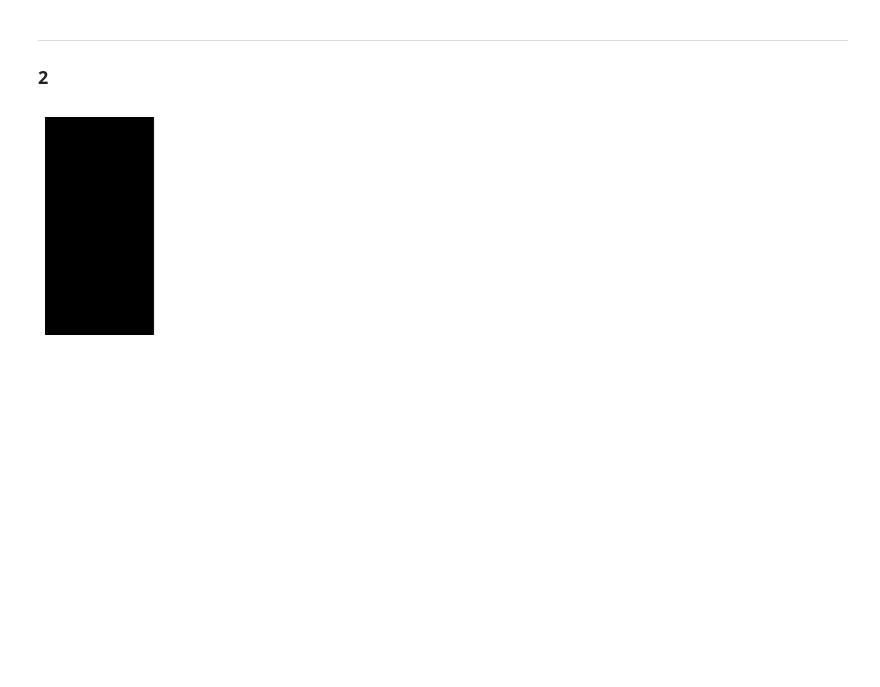
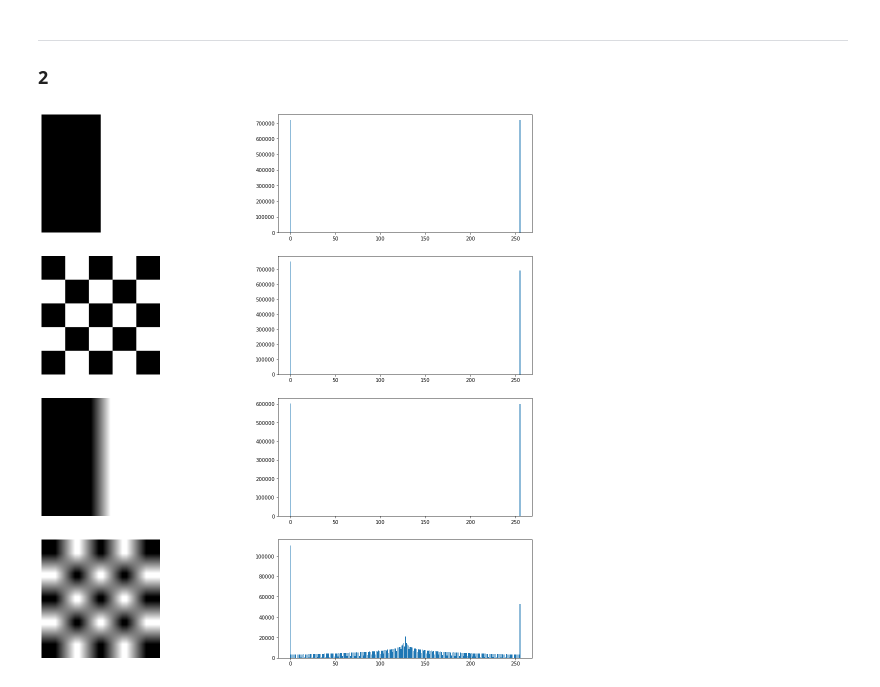
Before and after one commit to phdomingues/FEI-PhD_Masters-Subjects, a Jupyter notebook: ComputerVision/Atv01.ipynb, the cells around one changed output. Cells and saved outputs as stored; diff of their text form; code cells hidden in the pictures; blank space fills up the shorter version.

```diff
--- a/ComputerVision/Atv01.ipynb
+++ b/ComputerVision/Atv01.ipynb
@@ -29,13 +30,13 @@ def show_image(image, ax=None, rgb=False):
         ax.axis('off')
 
 # Plota o histograma calculado previamente
-def plot_histogram(hist, thresholds=[], ax=None):
+def plot_histogram(hist, thresholds=[], ax=None, **kwargs):
     if ax is None:
         plt.figure()
         plotter = plt
     else:
         plotter = ax
-    plotter.bar(range(256), hist)
+    plotter.bar(range(256), hist, **kwargs)
     for n, threshold in enumerate(thresholds):
         c = plt.cm.get_cmap('Set1', len(thresholds))
         plotter.axvline(threshold, ls='--', c=c(n), label=f'threshold ({threshold})')
@@ -92,19 +93,39 @@ plot_histogram(histogram(img3), ax=ax[2][1])
 ---
 
 ### 2
-# %%
-WIDTH = 500
-HEIGHT = 500
-
-img1 = np.zeros((WIDTH, HEIGHT))
-img2 = np.zeros((WIDTH, HEIGHT))
-
-for i in range(HEIGHT):
-    for j in range(WIDTH):
-        img1[i][j] = 0 if j < WIDTH / 2 else 1
-show_image(img1)
-# %% [output]
-[figure, removed]
+# %%
+WIDTH = 1200
+HEIGHT = 1200
+
+fig, ax = plt.subplots(4,2, figsize=(20,20))
+
+# Half Half
+img1 = np.zeros((WIDTH, HEIGHT))
+for i in range(HEIGHT):
+    for j in range(WIDTH):
+        img1[i][j] = 0 if j < WIDTH / 2 else 255
+show_image(img1, ax=ax[0][0])
+plot_histogram(histogram(img1), ax=ax[0][1])
+
+# Checkboard
+# img2 = np.zeros((WIDTH,HEIGHT))
+# for i in range(img.shape[0]):
+#     for j in range(img.shape[1]):
+#         if (i+j)%4:
+#             img2[i][j] = 255
+img2 = cv2.imread("images/checkerboard.png",0)
+show_image(img2, ax=ax[1][0])
+plot_histogram(histogram(img2), ax=ax[1][1])
+
+# Filtro de media
+blured_img1 = cv2.blur(img1,(200,200))
+blured_img2 = cv2.blur(img2,(200,200))
+show_image(blured_img1, ax=ax[2][0])
+plot_histogram(histogram(blured_img1), ax=ax[2][1])
+show_image(blured_img2, ax=ax[3][0])
+plot_histogram(histogram(blured_img2), ax=ax[3][1])
+# %% [output]
+[figure, added]
 # %%
 # Create a 3x3 Kernel
 kernel = np.ones((3,3), np.float32)/9
```
Also changed, not shown: parts of 6 cells of this notebook, 3 other files.
